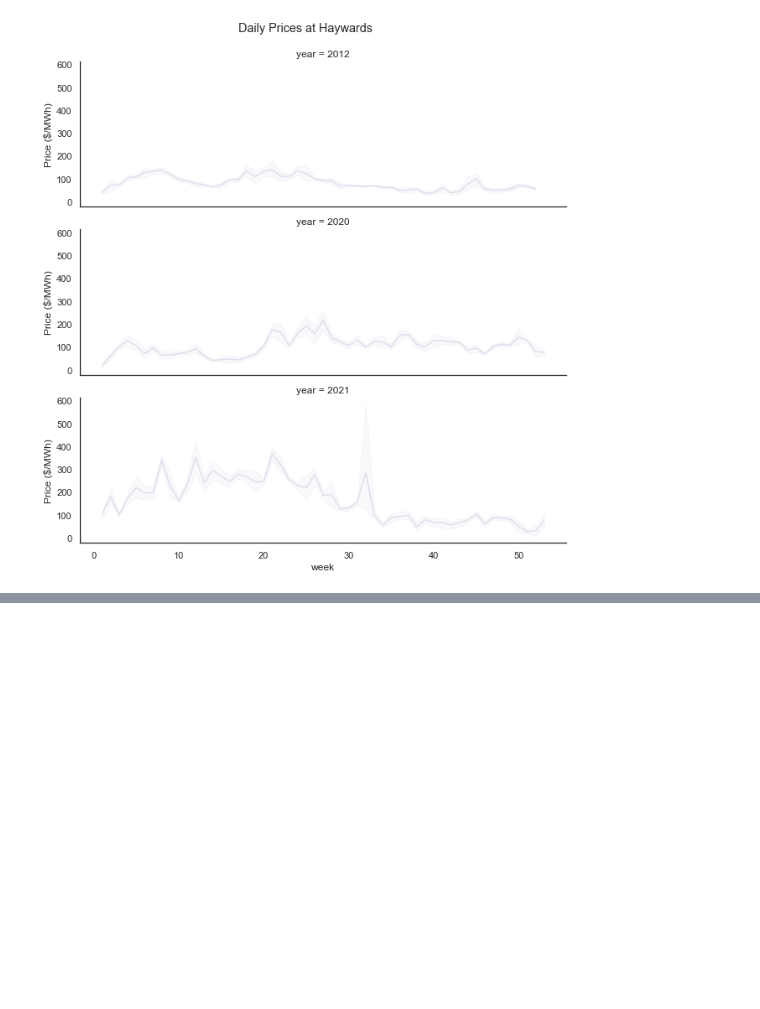
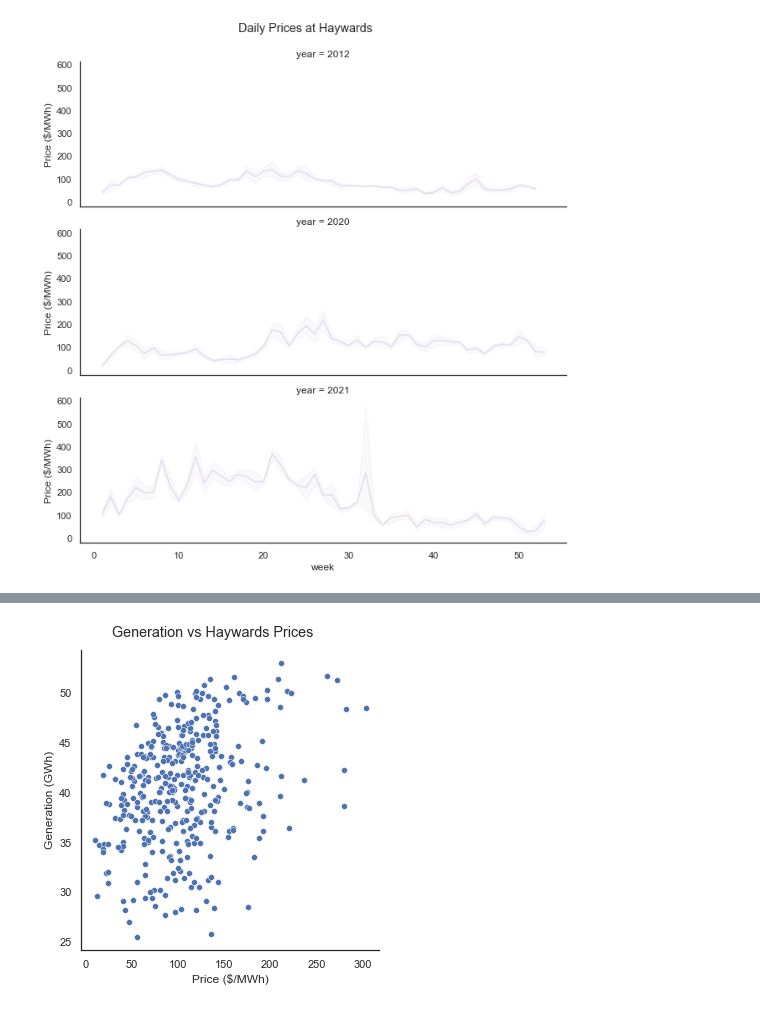
Before and after one commit to steve-dev90/seaborn_examples, a Jupyter notebook: seaborn.ipynb, the cells around one changed output, grey strips where cells are left out. Drawn from its saved outputs; the diff is of its cells as text; code cells hidden in the pictures; blank space fills up the shorter version.

```diff
--- a/seaborn.ipynb
+++ b/seaborn.ipynb
@@ -105,0 +147,20 @@ plt.show()
+# %%
+# Are prices correlated to hydro generation?
+
+# Combine the data frames
+
+# Need the .copy to get rid of SettingWithCopyWarning
+market_data = price_data.copy()
+# Use .value to return cell in data frame
+market_data['Generation (GWh)'] = \
+  [hydro_gen_data.loc[hydro_gen_data['Period start'] == d, \
+    'Generation (GWh)'].values[0] for d in market_data['Period start']]
+
+#Scatter plot
+g = sns.relplot(x='Price ($/MWh)', y='Generation (GWh)', \
+  data=market_data)
+g.fig.suptitle('Generation vs Haywards Prices', y =1.03)
+
+plt.show()
+# %% [output]
+[figure, added]
```
Also changed, not shown: parts of 7 cells of this notebook.
